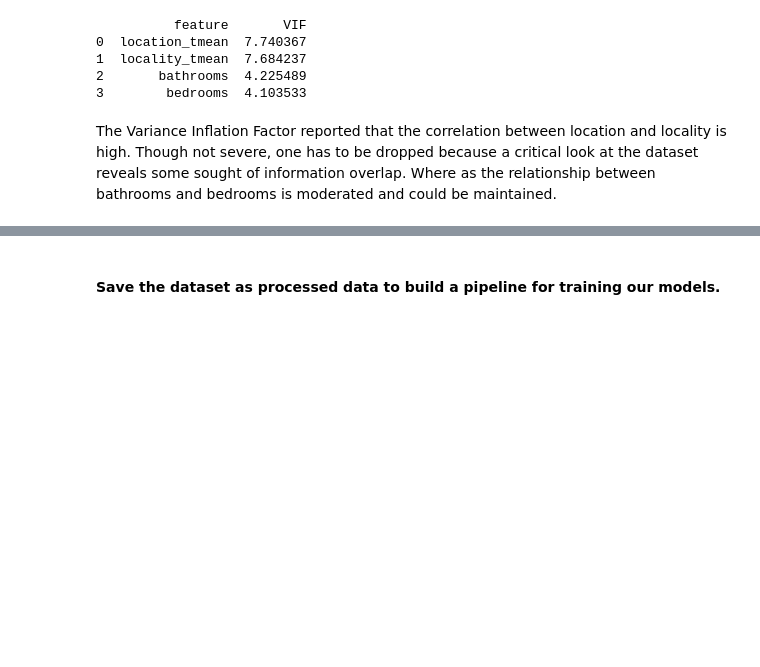
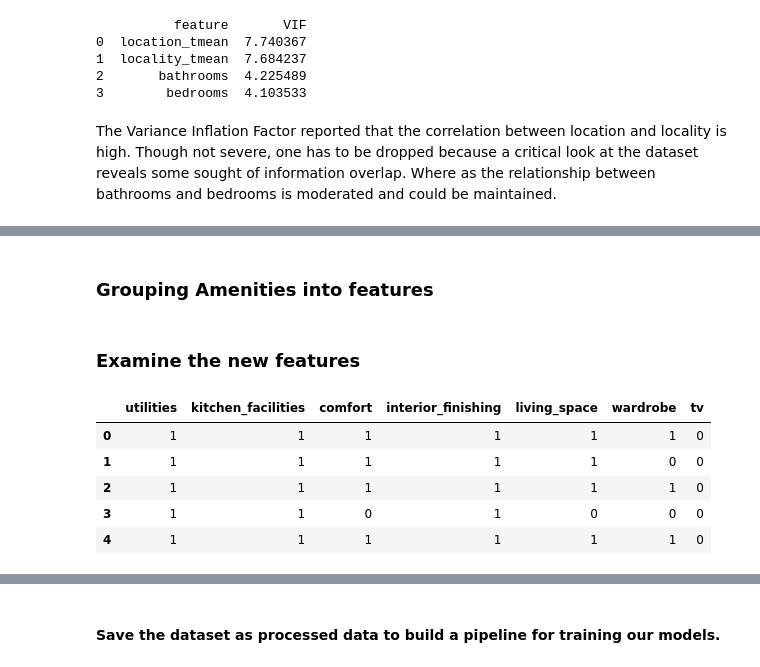
Before and after one commit to sharifatumoro/ghana-house-rent-prediction, a Jupyter notebook: notebooks/preprocessing .ipynb, the cells around one changed output, grey strips where cells are left out. Saved outputs shown, nothing was run; the diff lists cells and outputs as text; code cells hidden in the pictures; blank space fills up the shorter version.

```diff
--- a/notebooks/preprocessing .ipynb
+++ b/notebooks/preprocessing .ipynb
@@ -364,0 +339,2 @@ df.drop('parking_space', axis=1, inplace = True)
+# %%
+df['amenities'] = df['amenities'].apply(clean_amenities)
@@ -364,0 +363,51 @@ df.drop('parking_space', axis=1, inplace = True)
+# %% [markdown]
+### Grouping Amenities into features
+# %%
+amenity_groups = {
+    "utilities": ["24-Hour Electricity","Pre-Paid Meter", "Wi-Fi"],
+    "kitchen_facilities": ["Kitchen Cabinets", "Kitchen Shelf", "Dishwasher", "Microwave", "Refrigerator"],
+    "comfort": ["Air Conditioning", "Hot Water"],
+    "interior_finishing": ["Tiled Floor", "Pop Ceiling", "Chandelier"],
+    "living_space": ["Dining Area", "Balcony"]
+}
+# %%
+def create_amenity_groups(df):
+
+    for group, amenities in amenity_groups.items():
+
+        df[group] = df["amenities"].apply(
+            lambda x: int(bool(set(x) & set(amenities)))
+        )
+
+    df["wardrobe"] = df["amenities"].apply(
+        lambda x: int("Wardrobe" in x)
+    )
+
+    df["tv"] = df["amenities"].apply(
+        lambda x: int("Tv" in x)
+    )
+
+    return df
+# %% [markdown]
+### Examine the new features
+# %%
+df = create_amenity_groups(df)
+# %%
+amenity_features = [
+    "utilities",
+    "kitchen_facilities",
+    "comfort",
+    "interior_finishing",
+    "living_space",
+    "wardrobe",
+    "tv"
+]
+
+df[amenity_features].head()
+# %% [output]
+|  | utilities | kitchen_facilities | comfort | interior_finishing | living_space | wardrobe | tv |
+| 0 | 1 | 1 | 1 | 1 | 1 | 1 | 0 |
+| 1 | 1 | 1 | 1 | 1 | 1 | 0 | 0 |
+| 2 | 1 | 1 | 1 | 1 | 1 | 1 | 0 |
+| 3 | 1 | 1 | 0 | 1 | 0 | 0 | 0 |
+| 4 | 1 | 1 | 1 | 1 | 1 | 1 | 0 |
```
Also changed, not shown: parts of 21 cells of this notebook, 7 other files.
